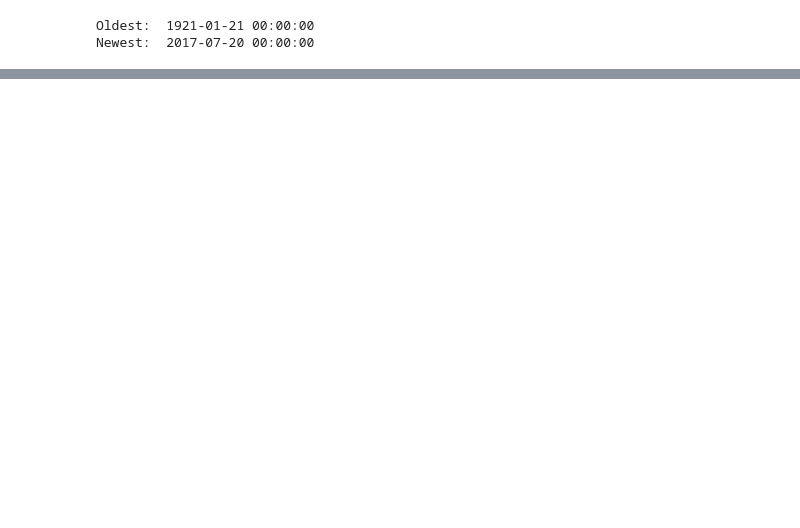
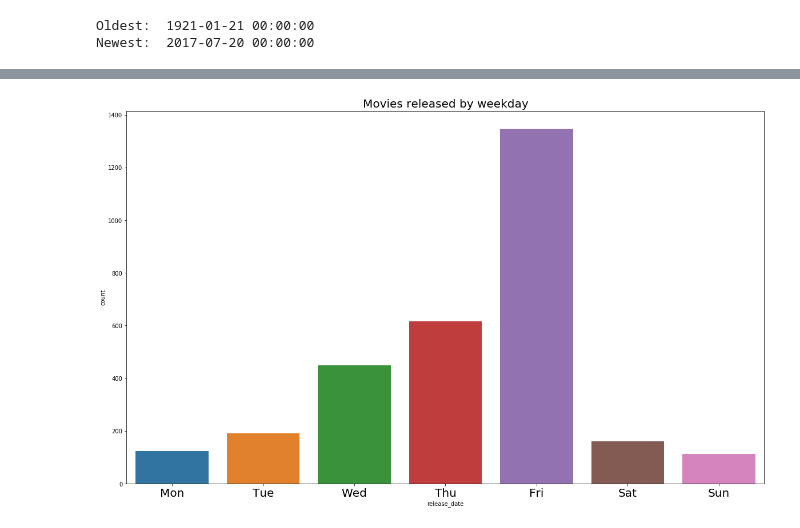
Before and after one commit to kamildoleglo/data-mining-box-office, a Jupyter notebook: ED.ipynb, the cells around one changed output, grey strips where cells are left out. Cells and saved outputs as stored; diff of their text form; code cells hidden in the pictures; blank space fills up the shorter version.

```diff
--- a/ED.ipynb
+++ b/ED.ipynb
@@ -137,0 +151,10 @@ sns.jointplot(x="release_date", y="count", data=grouped, height=11, color="b")
+# %%
+plt.figure(figsize=(20,12))
+sns.countplot(dataset['release_date'].dt.weekday.sort_values())
+plt.title("Movies released by weekday",fontsize=20)
+loc, _ = plt.xticks()
+loc, labels = loc, ["Mon","Tue","Wed","Thu","Fri","Sat","Sun"]
+plt.xticks(loc, labels,fontsize=20)
+plt.show()
+# %% [output]
+[figure, added]
```
Also changed, not shown: parts of 16 cells of this notebook.
